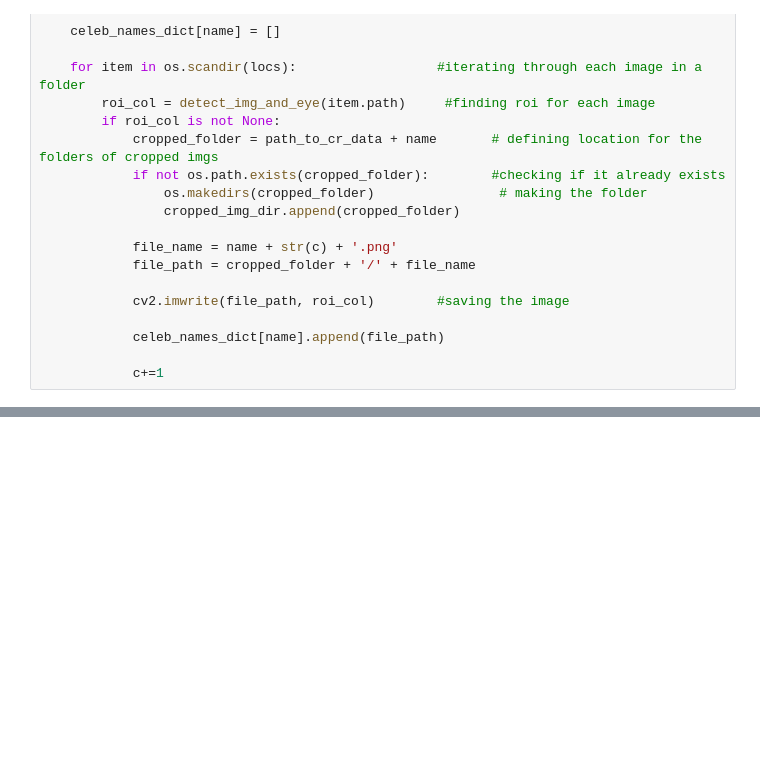
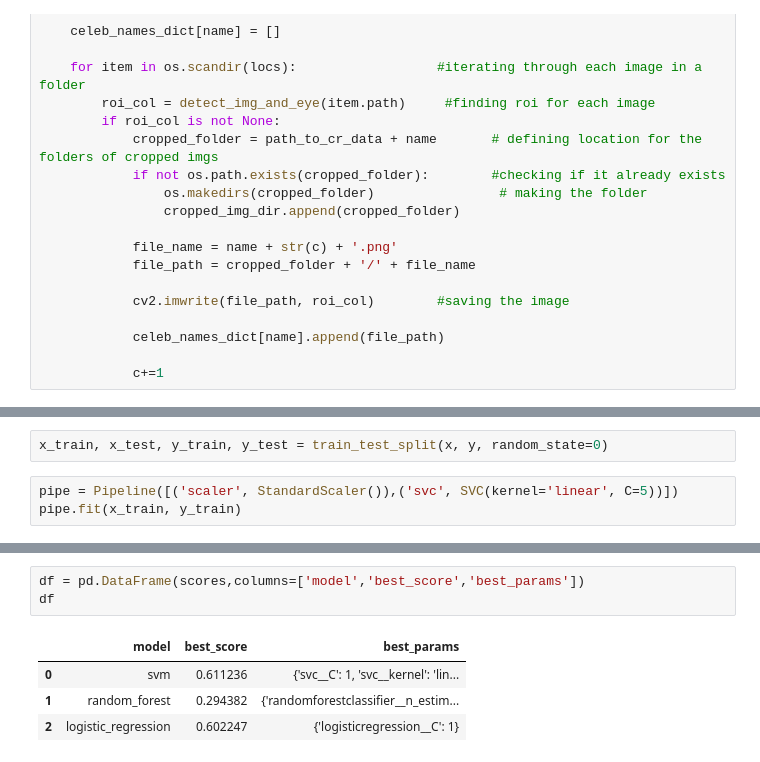
Before and after one commit to aimanaisha/image_classification, a Jupyter notebook: celebrity_image_classifier.ipynb, the cells around one changed output, grey strips where cells are left out. Drawn from its saved outputs; the diff is of its cells as text; blank space fills up the shorter version.

```diff
--- a/celebrity_image_classifier.ipynb
+++ b/celebrity_image_classifier.ipynb
@@ -247,0 +260,5 @@ len(x[0])
+# %%
+x_train, x_test, y_train, y_test = train_test_split(x, y, random_state=0)
+# %%
+pipe = Pipeline([('scaler', StandardScaler()),('svc', SVC(kernel='linear', C=5))])
+pipe.fit(x_train, y_train)
@@ -247,0 +343,8 @@ len(x[0])
+# %%
+df = pd.DataFrame(scores,columns=['model','best_score','best_params'])
+df
+# %% [output]
+|  | model | best_score | best_params |
+| 0 | svm | 0.611236 | {'svc__C': 1, 'svc__kernel': 'lin... |
+| 1 | random_forest | 0.294382 | {'randomforestclassifier__n_estim... |
+| 2 | logistic_regression | 0.602247 | {'logisticregression__C': 1} |
```
Also changed, not shown: parts of 33 cells of this notebook, 15 other files.
